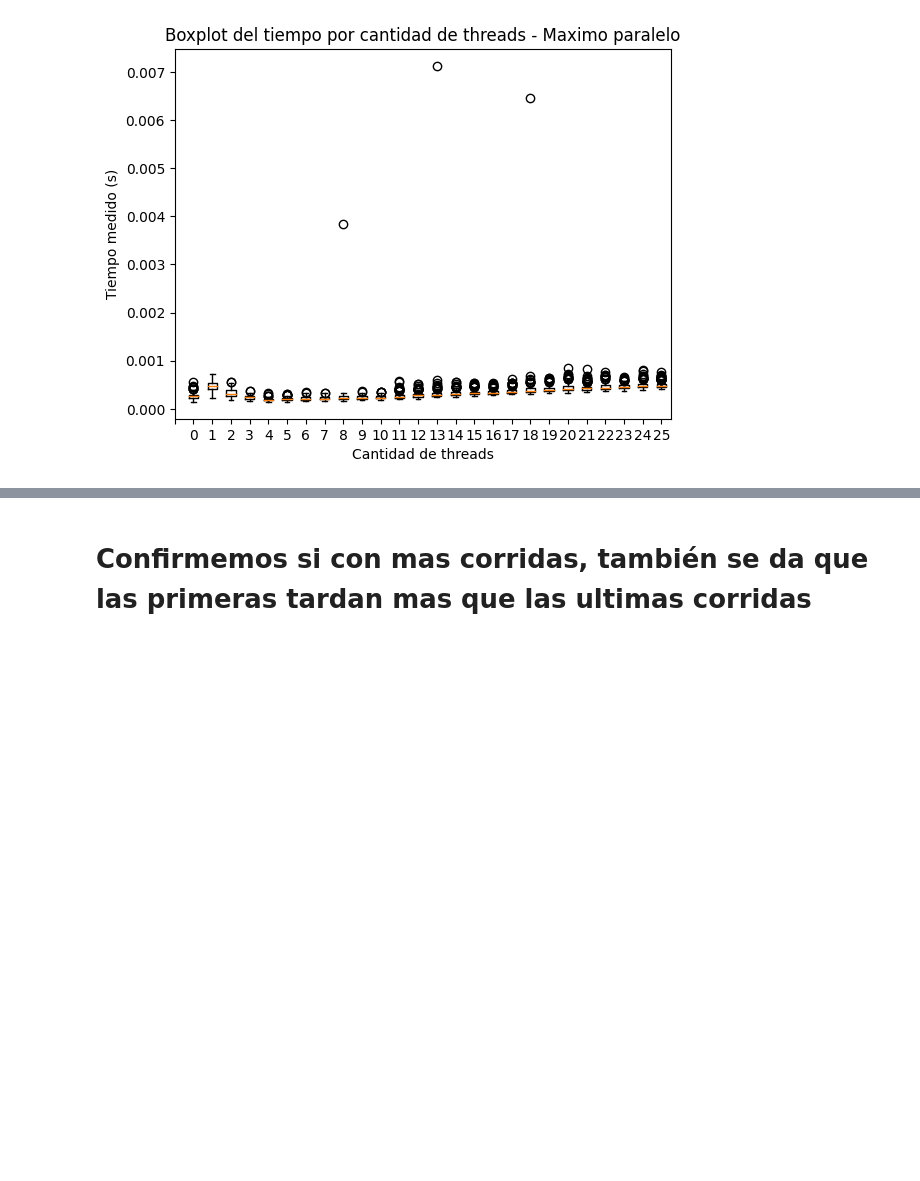
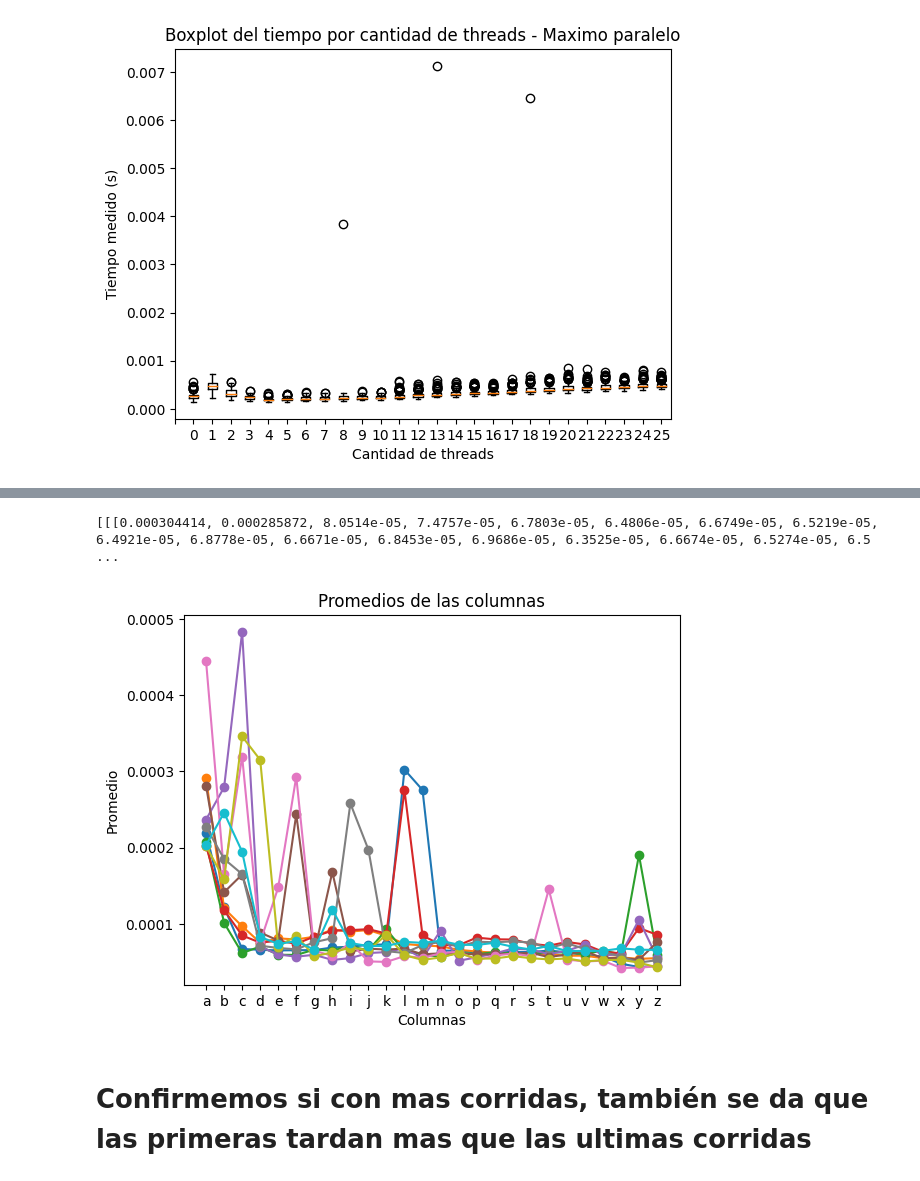
Before and after one commit to matiascozzani/TP-SO, a Jupyter notebook: Experimentos/Experimentos.ipynb, the cells around one changed output, grey strips where cells are left out. Cells and saved outputs as stored; diff of their text form; code cells hidden in the pictures; blank space fills up the shorter version.

```diff
--- a/Experimentos/Experimentos.ipynb
+++ b/Experimentos/Experimentos.ipynb
@@ -390,0 +404,12 @@ CorrerExperimento3()
+# %%
+tiemposDiezThread
+tiemposDiezThreadNorm = []
+for corrida in range(len(tiemposDiezThread)):
+    tiemposDiezThreadNorm.append(tiemposDiezThread[corrida])
+
+tiemposDiezThreads = []
+for i in range(len(tiemposDiezThreadNorm)):
+    for j in range(len(tiemposDiezThreadNorm[i])):
+        tiemposDiezThreadNorm[i][j] = tiemposDiezThreadNorm[i][j].split(" ")
+        tiemposDiezThread[i][j].pop()
+        tiemposDiezThreads.append(tiemposDiezThreadNorm[i][j])
@@ -391,2 +420,25 @@ CorrerExperimento3()
+# %%
+data = []
+for i in range(10):
+    data.append([[float(value) for value in sublist] for sublist in tiemposDiezThreads[i::10]])
+
+print(data)
+column_averages = []
+for i in range(10):
+    column_averages.append(np.mean(data[i], axis=0))
+
+x = range(len(column_averages[0]))  # Valores de x van de 0 a la longitud de column_averages
+
+# Generar el gráfico
+for i in range(10):
+    plt.plot(x, column_averages[i], marker='o')
+plt.xlabel('Columnas')
+plt.ylabel('Promedio')
+plt.title('Promedios de las columnas')
+plt.xticks(x, [chr(97 + i) for i in x])  # Convertir los valores de x en letras usando chr()
+plt.show()
+# %% [output]
+[[[0.000304414, 0.000285872, 8.0514e-05, 7.4757e-05, 6.7803e-05, 6.4806e-05, 6.6749e-05, 6.5219e-05, 6.4921e-05, 6.8778e-05, 6.6671e-05, 6.8453e-05, 6.9686e-05, 6.3525e-05, 6.6674e-05, 6.5274e-05, 6.5 ...
+[figure, added]
 # %% [markdown]
 # Confirmemos si con mas corridas, también se da que las primeras tardan mas que las ultimas corridas
```
Also changed, not shown: parts of 4 cells of this notebook, 3 other files.
